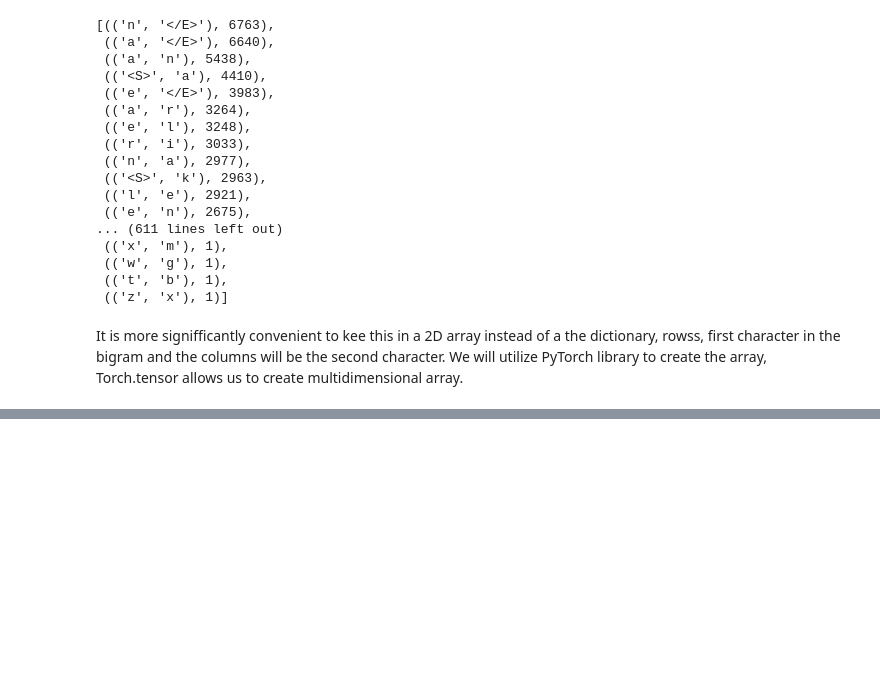
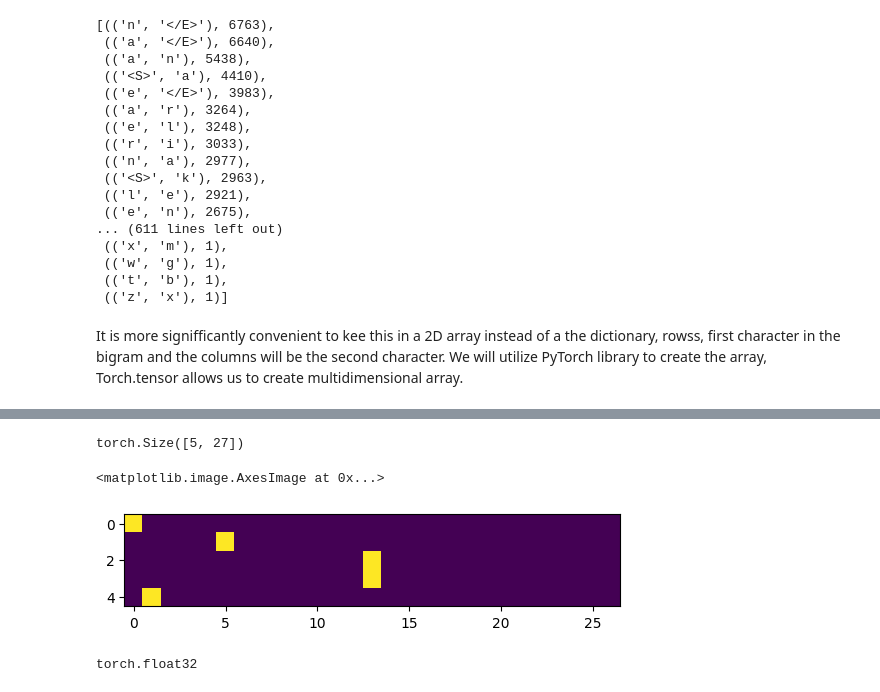
Before and after one commit to brianAsimba/micrograd, a Jupyter notebook: trials.ipynb, the cells around one changed output, grey strips where cells are left out. Saved outputs shown, nothing was run; the diff lists cells and outputs as text; code cells hidden in the pictures; blank space fills up the shorter version.

```diff
--- a/trials.ipynb
+++ b/trials.ipynb
@@ -162,0 +254,4 @@ plt.imshow(N)
+# %%
+P = (N+1).float() #The more you add to the N, the more smooth the model you will have, the less the more peaked the model will be.
+#P = P / P.sum(1, keepdim=True) #This creates a new tenso that we store into p, we oprefer to use inplace iperationsm happens to be faster, creates new memory under the hood
+P /= P.sum(1, keepdim=True)
@@ -162,0 +307,18 @@ plt.imshow(N)
+# %%
+log_likelihod = 0.0
+n=0
+for w in words: # 2 characters at a time, sliding it acrtoss the wortds
+#for w in ["andrejq"]:
+    chs = ['.'] + list(w) + ['.'] # add start and end tokens
+    for ch1,ch2 in zip(chs,chs[1:]):
+        ix1 = stoi[ch1]
+        ix2 = stoi[ch2]
+        prob = P[ix1,ix2]
+        logprob = torch.log(prob)
+        log_likelihod += logprob
+        n+=1
+        #print(f'{ch1}{ch2}:{prob:.4f}{logprob:.4f}') # These are he prob that the modekl assisgns to each bigram in the dataset
+print(f'{log_likelihod=}')
+nll = -log_likelihod  #Loss functuion is used to monimize the loss,
+print(f'{nll=}')
+print(f'{nll/n}')
@@ -162,0 +338,14 @@ plt.imshow(N)
+# %%
+#Create a training set of the bigrams
+xs, ys = [], []
+
+for w in words[:1]: # 2 characters at a time, sliding it acrtoss the wortds
+    chs = ['.'] + list(w) + ['.'] # add start and end tokens
+    for ch1,ch2 in zip(chs,chs[1:]):
+        ix1 = stoi[ch1]
+        ix2 = stoi[ch2]
+        print(ch1,ch2)
+        xs.append(ix1)
+        ys.append(ix2)
+xs = torch.tensor(xs)  #Stick to torch.tensor, not torch.Tensor, the dtype will be different based on te one you used, read threads
+ys = torch.tensor(ys)
@@ -162,0 +373,3 @@ plt.imshow(N)
+# %%
+xenc = F.one_hot(xs, num_classes=27).float()
+xenc
@@ -162,0 +387,13 @@ plt.imshow(N)
+# %%
+xenc.shape
+# %% [output]
+torch.Size([5, 27])
+# %%
+plt.imshow(xenc)
+# %% [output]
+<matplotlib.image.AxesImage at 0x...>
+[figure, added]
+# %%
+xenc.dtype  #When working with NN, we do not want them to be integers, we want them to be floationg point numbers that can take on various values.
+# %% [output]
+torch.float32
```
Also changed, not shown: parts of 76 cells of this notebook.
